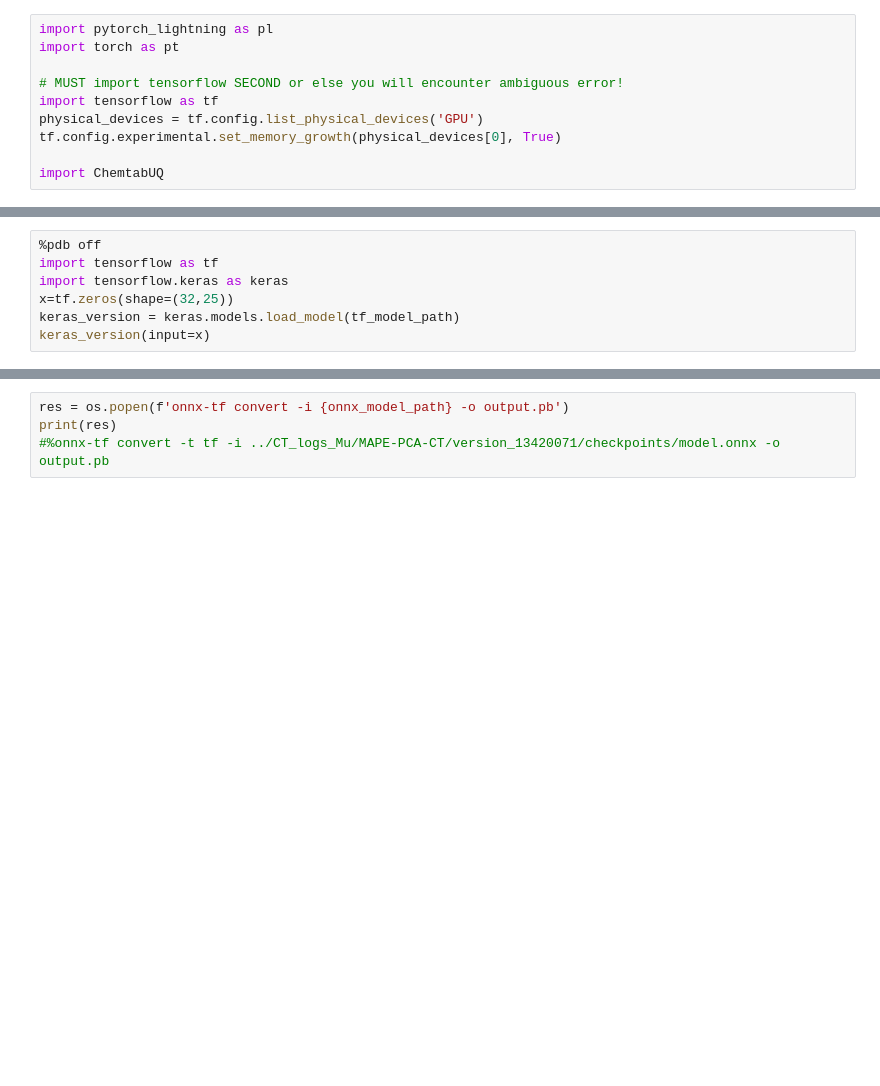
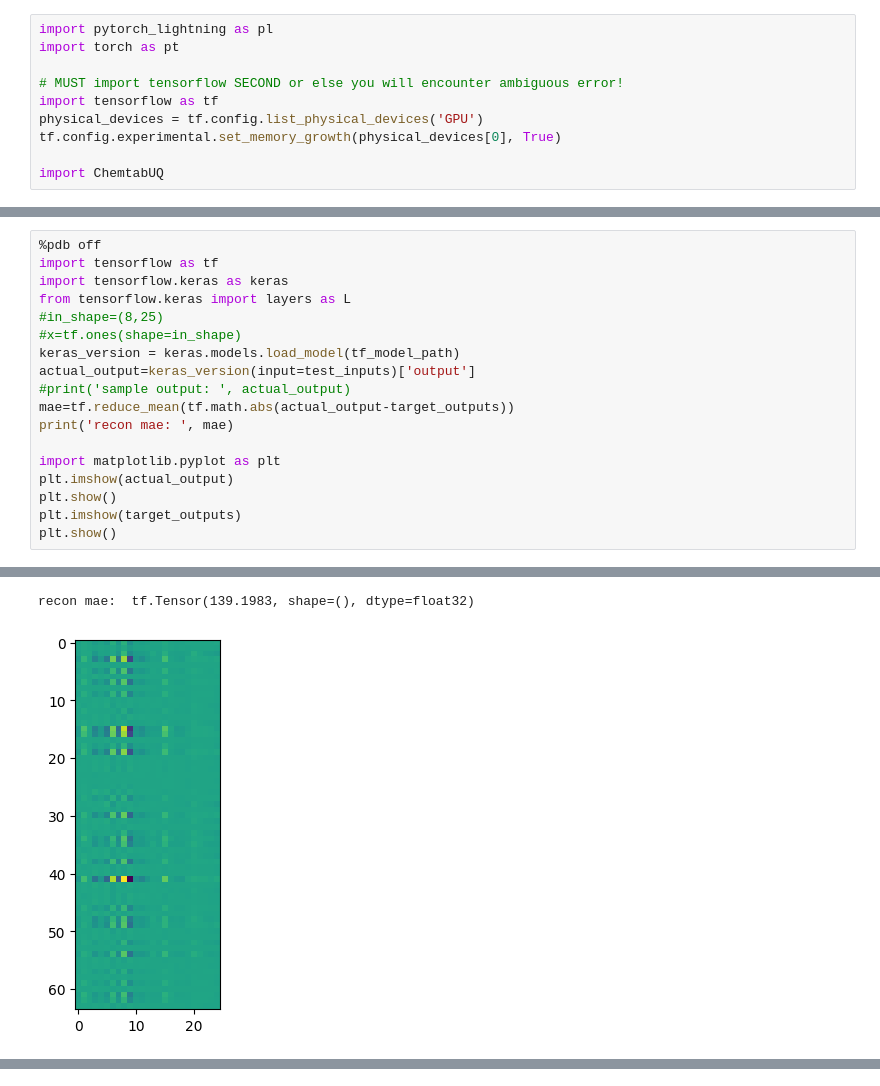
Before and after one commit to profPlum/ChemtabUQ, a Jupyter notebook: ONNX_export.ipynb, the cells around one changed output, grey strips where cells are left out. Drawn from its saved outputs; the diff is of its cells as text; blank space fills up the shorter version.

```diff
--- a/ONNX_export.ipynb
+++ b/ONNX_export.ipynb
@@ -85,6 +119,18 @@ tf_rep.export_graph(tf_model_path)
 %pdb off
 import tensorflow as tf
 import tensorflow.keras as keras
-x=tf.zeros(shape=(32,25))
+from tensorflow.keras import layers as L
+#in_shape=(8,25)
+#x=tf.ones(shape=in_shape)
 keras_version = keras.models.load_model(tf_model_path)
-keras_version(input=x)
+actual_output=keras_version(input=test_inputs)['output']
+#print('sample output: ', actual_output)
+mae=tf.reduce_mean(tf.math.abs(actual_output-target_outputs))
+print('recon mae: ', mae)
+
+import matplotlib.pyplot as plt
+plt.imshow(actual_output)
+plt.show()
+plt.imshow(target_outputs)
+plt.show()
+# %% [output]
@@ -90,0 +140,2 @@ keras_version(input=x)
+recon mae:  tf.Tensor(139.1983, shape=(), dtype=float32)
+[figure, added]
@@ -91,4 +142,0 @@ keras_version(input=x)
-# %%
-res = os.popen(f'onnx-tf convert -i {onnx_model_path} -o output.pb')
-print(res)
-#%onnx-tf convert -t tf -i ../CT_logs_Mu/MAPE-PCA-CT/version_13420071/checkpoints/model.onnx -o output.pb
```
Also changed, not shown: parts of 11 cells of this notebook, 1 other file.
